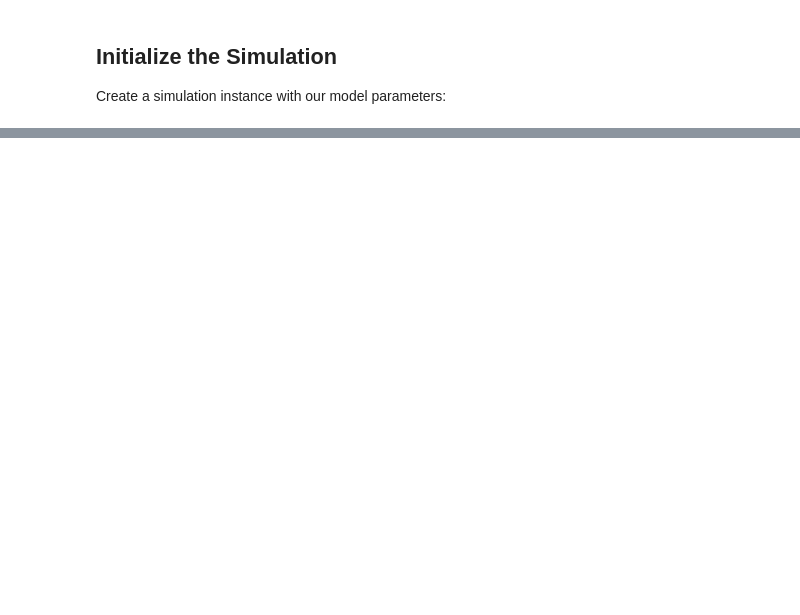
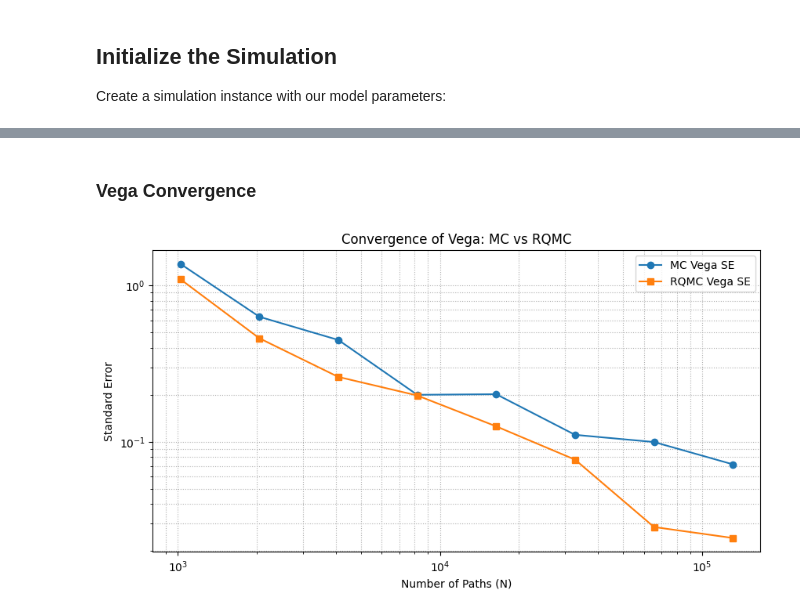
Before and after one commit to nicklasbusk/MonteCarlo-in-finance, a Jupyter notebook: Simulation.ipynb, the cells around one changed output, grey strips where cells are left out. Cells and saved outputs as stored; diff of their text form; code cells hidden in the pictures; blank space fills up the shorter version.

```diff
--- a/Simulation.ipynb
+++ b/Simulation.ipynb
@@ -89,0 +213,11 @@ UnboundLocalError: cannot access local variable 'N' where it is not associated w
+# %%
+# Delta
+S0list = [80, 90, 100, 110, 120]
+for Snull in S0list:
+    sim.S0 = Snull
+    price, se, ci, varbetween, _  = sim.mc_greeks_with_batches(N=2**15, batches=8, euler=False)[0]
+    print(f"MC:  S0={Snull}, Price={price:.6f}, 95% CI=[{ci[0]:.6f}, {ci[1]:.6f}], SE={se:.6f}")
+for Snull in S0list:
+    sim.S0 = Snull
+    price, se, ci, varbetween, _ = sim.rqmc_greeks_with_scrambles(N=2**15, scrambles=8, euler=False)[0]
+    print(f"RQMC: S0={Snull}, Price={price:.6f}, 95% CI=[{ci[0]:.6f}, {ci[1]:.6f}], SE={se:.6f}")
@@ -89,0 +302,27 @@ UnboundLocalError: cannot access local variable 'N' where it is not associated w
+# %% [markdown]
+### Vega Convergence
+# %%
+# Convergence of Vega (SE vs N) for MC vs RQMC
+se_mc_vega = []
+se_rqmc_vega = []
+
+for N in N_values:
+    # MC batches
+    _, (v_mean_mc, v_se_mc, _, _, _) = sim.mc_greeks_with_batches(N, batches=batches_plot, euler=False)
+    se_mc_vega.append(v_se_mc)
+
+    # RQMC scrambles
+    _, (v_mean_q, v_se_q, _, _, _) = sim.rqmc_greeks_with_scrambles(N, scrambles=scrambles_plot, euler=False)
+    se_rqmc_vega.append(v_se_q)
+
+plt.figure(figsize=(10, 5))
+plt.loglog(N_values, se_mc_vega, 'o-', label='MC Vega SE')
+plt.loglog(N_values, se_rqmc_vega, 's-', label='RQMC Vega SE')
+plt.xlabel('Number of Paths (N)')
+plt.ylabel('Standard Error')
+plt.title('Convergence of Vega: MC vs RQMC')
+plt.grid(True, which='both', ls=':')
+plt.legend()
+plt.show()
+# %% [output]
+[figure, added]
```
Also changed, not shown: parts of 17 cells of this notebook, 2 other files.
